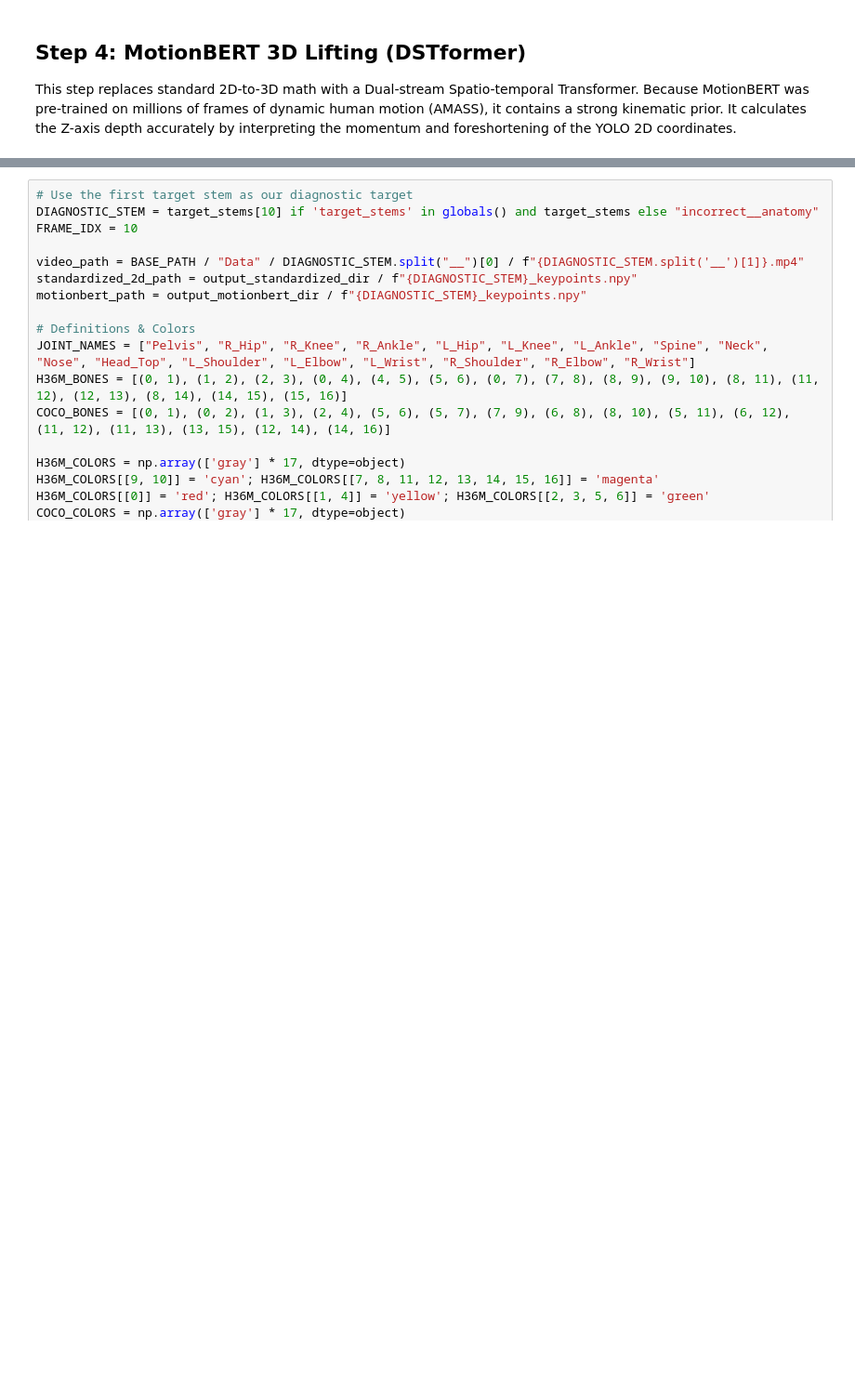
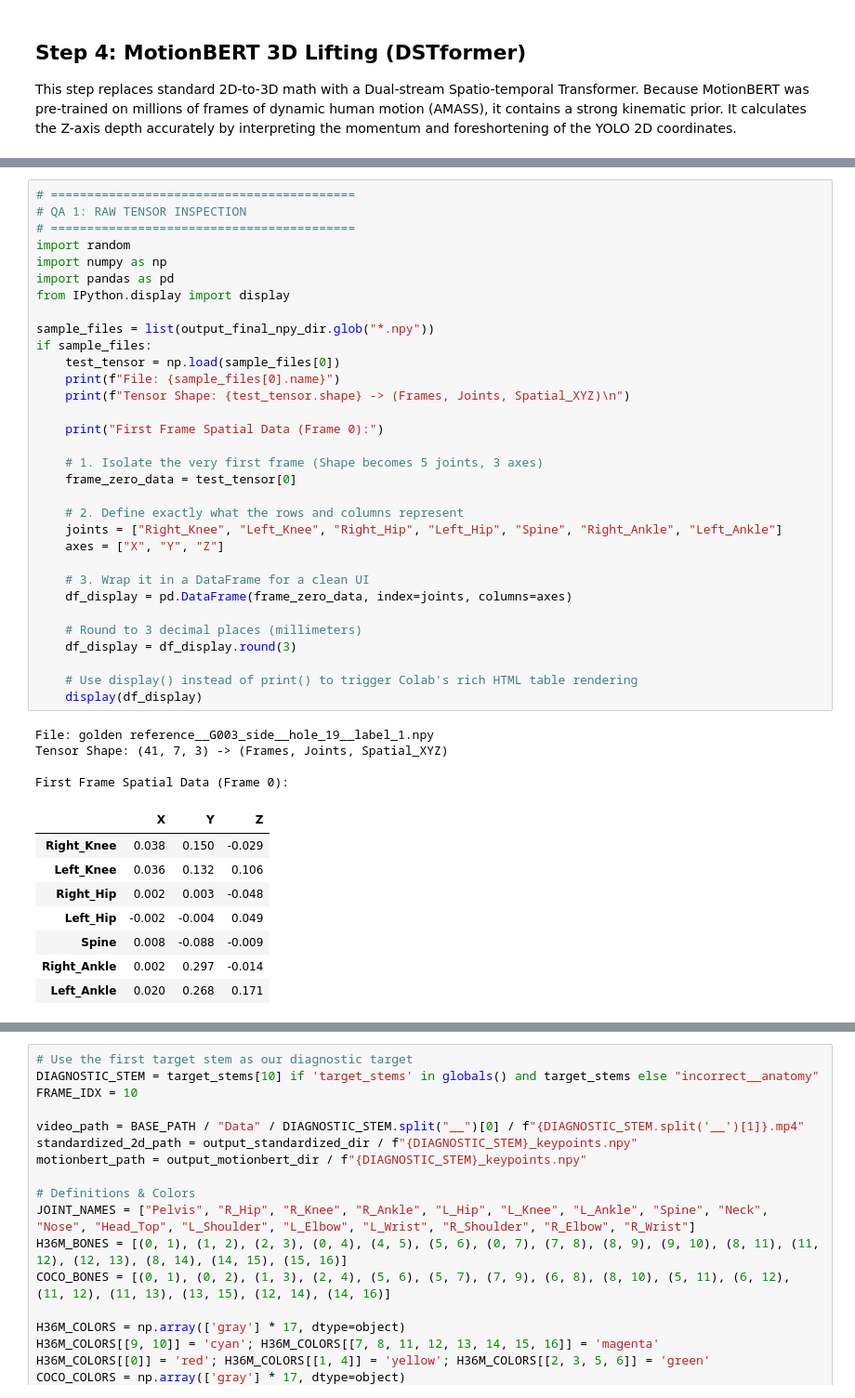
Before and after one commit to dganesh05/vision-based-workout-form-correction-system, a Jupyter notebook: pose_extraction_pipeline.ipynb, the cells around one changed output, grey strips where cells are left out. Shown at 93% size. Cells and saved outputs as stored; diff of their text form; blank space fills up the shorter version.

```diff
--- a/pose_extraction_pipeline.ipynb
+++ b/pose_extraction_pipeline.ipynb
@@ -379,0 +645,45 @@ Visualizes a single frame of the processed pipeline. Compares the original 2D ou
+# %%
+# ==========================================
+# QA 1: RAW TENSOR INSPECTION
+# ==========================================
+import random
+import numpy as np
+import pandas as pd
+from IPython.display import display
+
+sample_files = list(output_final_npy_dir.glob("*.npy"))
+if sample_files:
+    test_tensor = np.load(sample_files[0])
+    print(f"File: {sample_files[0].name}")
+    print(f"Tensor Shape: {test_tensor.shape} -> (Frames, Joints, Spatial_XYZ)\n")
+
+    print("First Frame Spatial Data (Frame 0):")
+
+    # 1. Isolate the very first frame (Shape becomes 5 joints, 3 axes)
+    frame_zero_data = test_tensor[0]
+
+    # 2. Define exactly what the rows and columns represent
+    joints = ["Right_Knee", "Left_Knee", "Right_Hip", "Left_Hip", "Spine", "Right_Ankle", "Left_Ankle"]
+    axes = ["X", "Y", "Z"]
+
+    # 3. Wrap it in a DataFrame for a clean UI
+    df_display = pd.DataFrame(frame_zero_data, index=joints, columns=axes)
+
+    # Round to 3 decimal places (millimeters)
+    df_display = df_display.round(3)
+
+    # Use display() instead of print() to trigger Colab's rich HTML table rendering
+    display(df_display)
+# %% [output]
+File: golden reference__G003_side__hole_19__label_1.npy
+Tensor Shape: (41, 7, 3) -> (Frames, Joints, Spatial_XYZ)
+
+First Frame Spatial Data (Frame 0):
+|  | X | Y | Z |
+| Right_Knee | 0.038 | 0.150 | -0.029 |
+| Left_Knee | 0.036 | 0.132 | 0.106 |
+| Right_Hip | 0.002 | 0.003 | -0.048 |
+| Left_Hip | -0.002 | -0.004 | 0.049 |
+| Spine | 0.008 | -0.088 | -0.009 |
+| Right_Ankle | 0.002 | 0.297 | -0.014 |
+| Left_Ankle | 0.020 | 0.268 | 0.171 |
```
Also changed, not shown: parts of 22 cells of this notebook.
